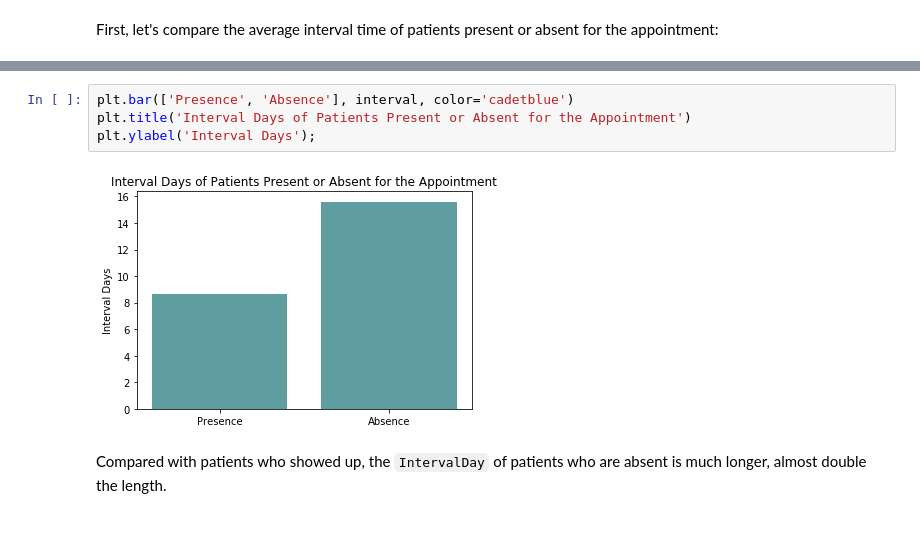
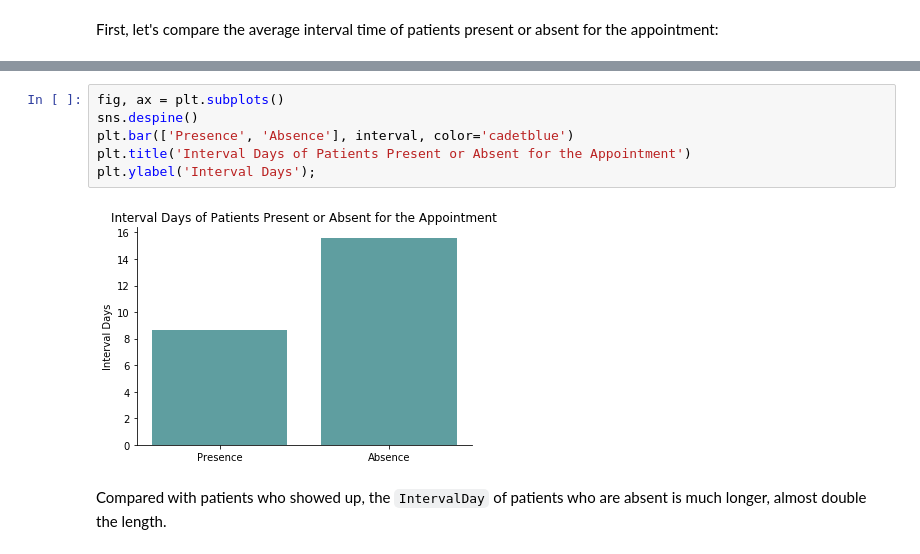
Before and after one commit to BaiyanRen/Appointment-prediction, a Jupyter notebook: Data Analysis on Medical Appointment No Shows.ipynb, the cells around one changed output, grey strips where cells are left out. Drawn from its saved outputs; the diff is of its cells as text.

```diff
--- a/Data Analysis on Medical Appointment No Shows.ipynb
+++ b/Data Analysis on Medical Appointment No Shows.ipynb
@@ -342,11 +371,13 @@ Absence
 1    15.602985
 Name: IntervalDay, dtype: float64
 # %%
+fig, ax = plt.subplots()
+sns.despine()
 plt.bar(['Presence', 'Absence'], interval, color='cadetblue')
 plt.title('Interval Days of Patients Present or Absent for the Appointment')
 plt.ylabel('Interval Days');
 # %% [output]
-[figure, old version]
+[figure, new version]
 # %% [markdown]
 Compared with patients who showed up, the `IntervalDay` of patients who are absent is much longer, almost double the length.
 # %% [markdown]
```
Also changed, not shown: parts of 29 cells of this notebook.
